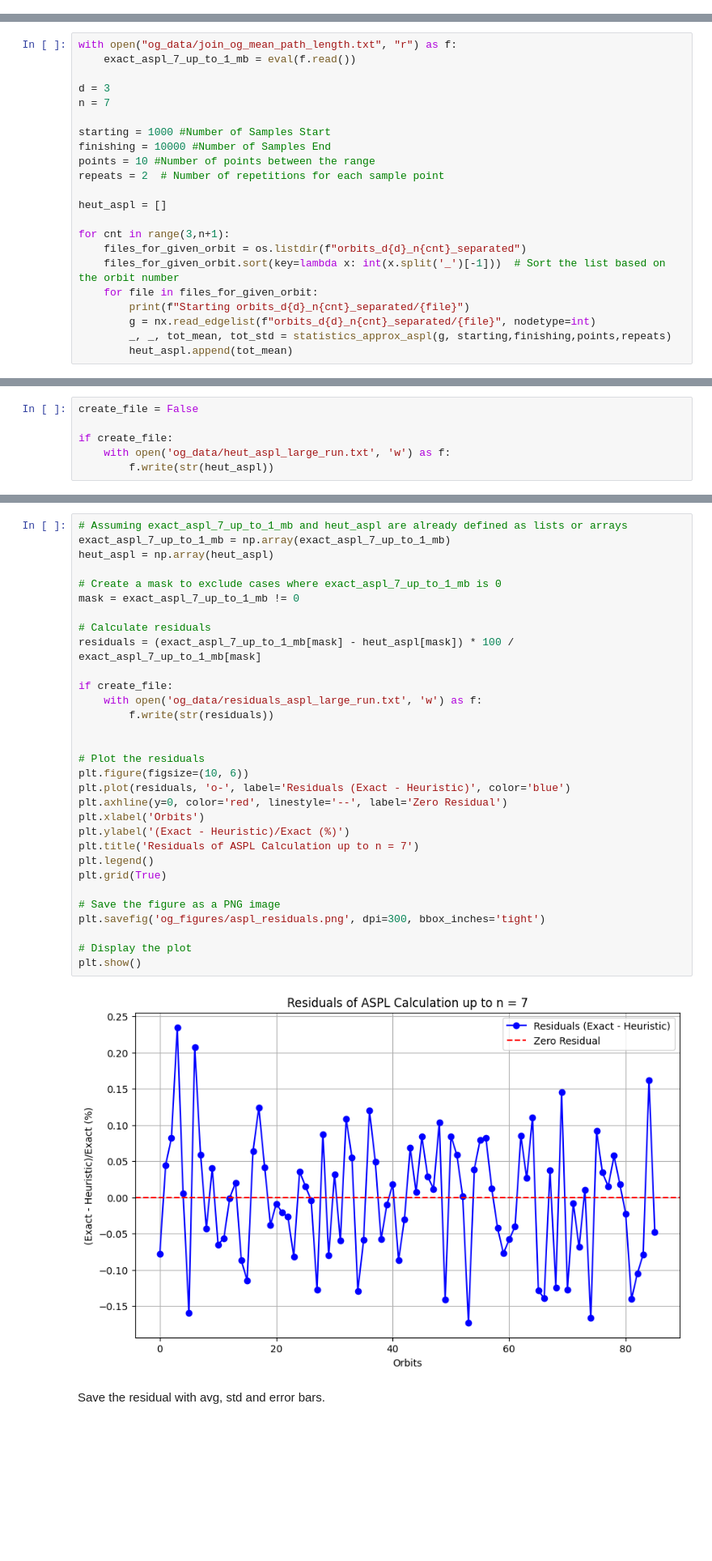
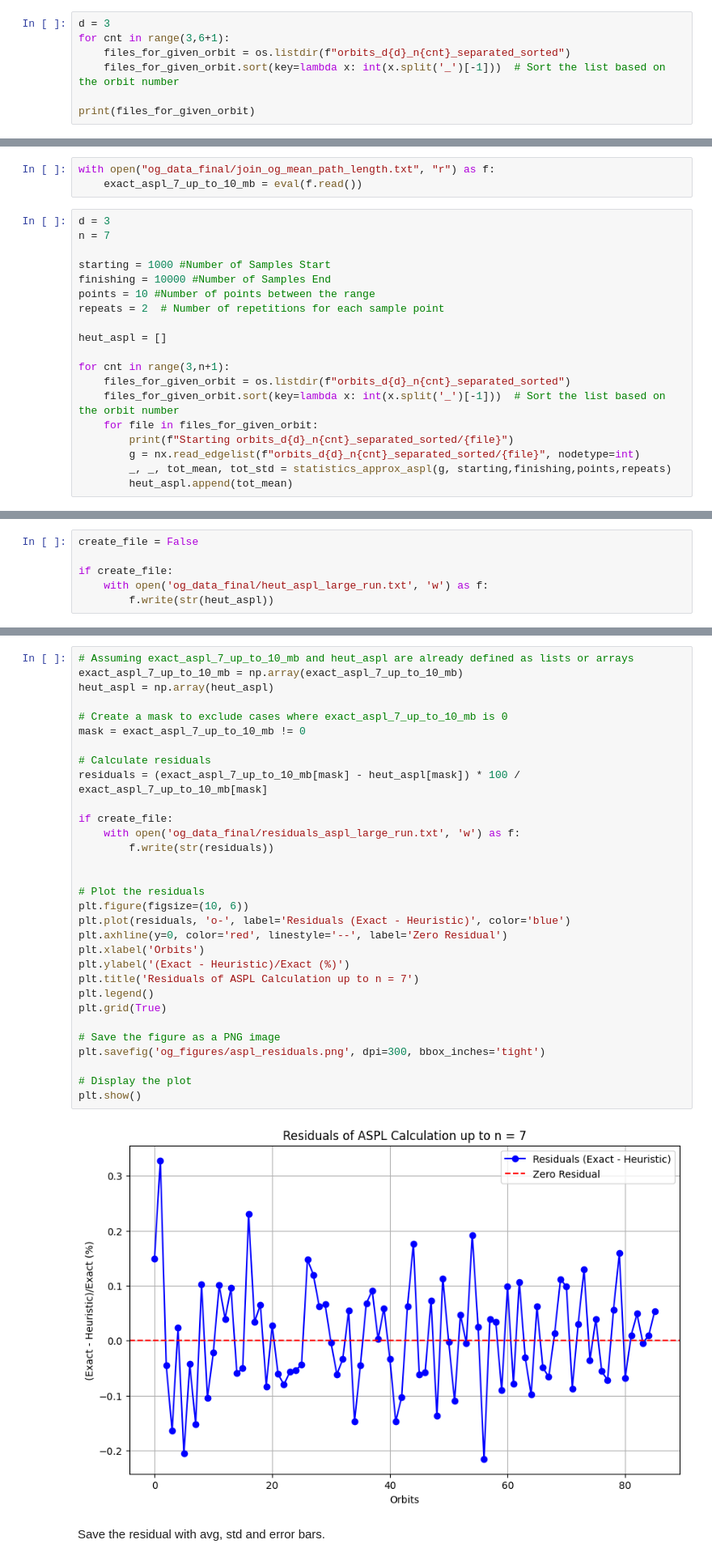
Before and after one commit to hrachya-zakaryan/qudit-lc, a Jupyter notebook: aspl.ipynb, the cells around one changed output, grey strips where cells are left out. Shown: that part at 81% size. Cells and saved outputs as stored; diff of their text form; blank space fills up the shorter version.

Commit message:
Modules and Data cleanup

```diff
--- a/aspl.ipynb
+++ b/aspl.ipynb
@@ -256,0 +260,7 @@
+# %%
+d = 3
+for cnt in range(3,6+1):
+    files_for_given_orbit = os.listdir(f"orbits_d{d}_n{cnt}_separated_sorted")
+    files_for_given_orbit.sort(key=lambda x: int(x.split('_')[-1]))  # Sort the list based on the orbit number
+
+print(files_for_given_orbit)
@@ -257,7 +269,7 @@
+# %%
+with open("og_data_final/join_og_mean_path_length.txt", "r") as f:
+    exact_aspl_7_up_to_10_mb = eval(f.read())
 # %%
-with open("og_data/join_og_mean_path_length.txt", "r") as f:
-    exact_aspl_7_up_to_1_mb = eval(f.read())
-
 d = 3
 n = 7
 
@@ -269,11 +281,11 @@ repeats = 2  # Number of repetitions for each sample point
 heut_aspl = []
 
 for cnt in range(3,n+1):
-    files_for_given_orbit = os.listdir(f"orbits_d{d}_n{cnt}_separated")
+    files_for_given_orbit = os.listdir(f"orbits_d{d}_n{cnt}_separated_sorted")
     files_for_given_orbit.sort(key=lambda x: int(x.split('_')[-1]))  # Sort the list based on the orbit number
     for file in files_for_given_orbit:
-        print(f"Starting orbits_d{d}_n{cnt}_separated/{file}")
-        g = nx.read_edgelist(f"orbits_d{d}_n{cnt}_separated/{file}", nodetype=int)
+        print(f"Starting orbits_d{d}_n{cnt}_separated_sorted/{file}")
+        g = nx.read_edgelist(f"orbits_d{d}_n{cnt}_separated_sorted/{file}", nodetype=int)
         _, _, tot_mean, tot_std = statistics_approx_aspl(g, starting,finishing,points,repeats)
         heut_aspl.append(tot_mean)
 # %% [output]
@@ -298,5 +310,5 @@ Starting orbits_d3_n7_separated/orbit_72
 create_file = False
 
 if create_file:
-    with open('og_data/heut_aspl_large_run.txt', 'w') as f:
+    with open('og_data_final/heut_aspl_large_run.txt', 'w') as f:
         f.write(str(heut_aspl))
@@ -305,36 +315,36 @@ if create_file:
 # %%
-# Assuming exact_aspl_7_up_to_1_mb and heut_aspl are already defined as lists or arrays
-exact_aspl_7_up_to_1_mb = np.array(exact_aspl_7_up_to_1_mb)
+# Assuming exact_aspl_7_up_to_10_mb and heut_aspl are already defined as lists or arrays
+exact_aspl_7_up_to_10_mb = np.array(exact_aspl_7_up_to_10_mb)
 heut_aspl = np.array(heut_aspl)
 
-# Create a mask to exclude cases where exact_aspl_7_up_to_1_mb is 0
-mask = exact_aspl_7_up_to_1_mb != 0
+# Create a mask to exclude cases where exact_aspl_7_up_to_10_mb is 0
+mask = exact_aspl_7_up_to_10_mb != 0
 
 # Calculate residuals
-residuals = (exact_aspl_7_up_to_1_mb[mask] - heut_aspl[mask]) * 100 / exact_aspl_7_up_to_1_mb[mask]
+residuals = (exact_aspl_7_up_to_10_mb[mask] - heut_aspl[mask]) * 100 / exact_aspl_7_up_to_10_mb[mask]
 
 if create_file:
-    with open('og_data/residuals_aspl_large_run.txt', 'w') as f:
+    with open('og_data_final/residuals_aspl_large_run.txt', 'w') as f:
         f.write(str(residuals))
 
 
 # Plot the residuals
 plt.figure(figsize=(10, 6))
 plt.plot(residuals, 'o-', label='Residuals (Exact - Heuristic)', color='blue')
 plt.axhline(y=0, color='red', linestyle='--', label='Zero Residual')
 plt.xlabel('Orbits')
 plt.ylabel('(Exact - Heuristic)/Exact (%)')
 plt.title('Residuals of ASPL Calculation up to n = 7')
 plt.legend()
 plt.grid(True)
 
 # Save the figure as a PNG image
 plt.savefig('og_figures/aspl_residuals.png', dpi=300, bbox_inches='tight')
 
 # Display the plot
 plt.show()
 # %% [output]
-[figure, old version]
+[figure, new version]
 # %% [markdown]
 Save the residual with avg, std and error bars.
 # %%
```
Also changed, not shown: parts of 16 cells of this notebook, 26 other files.
